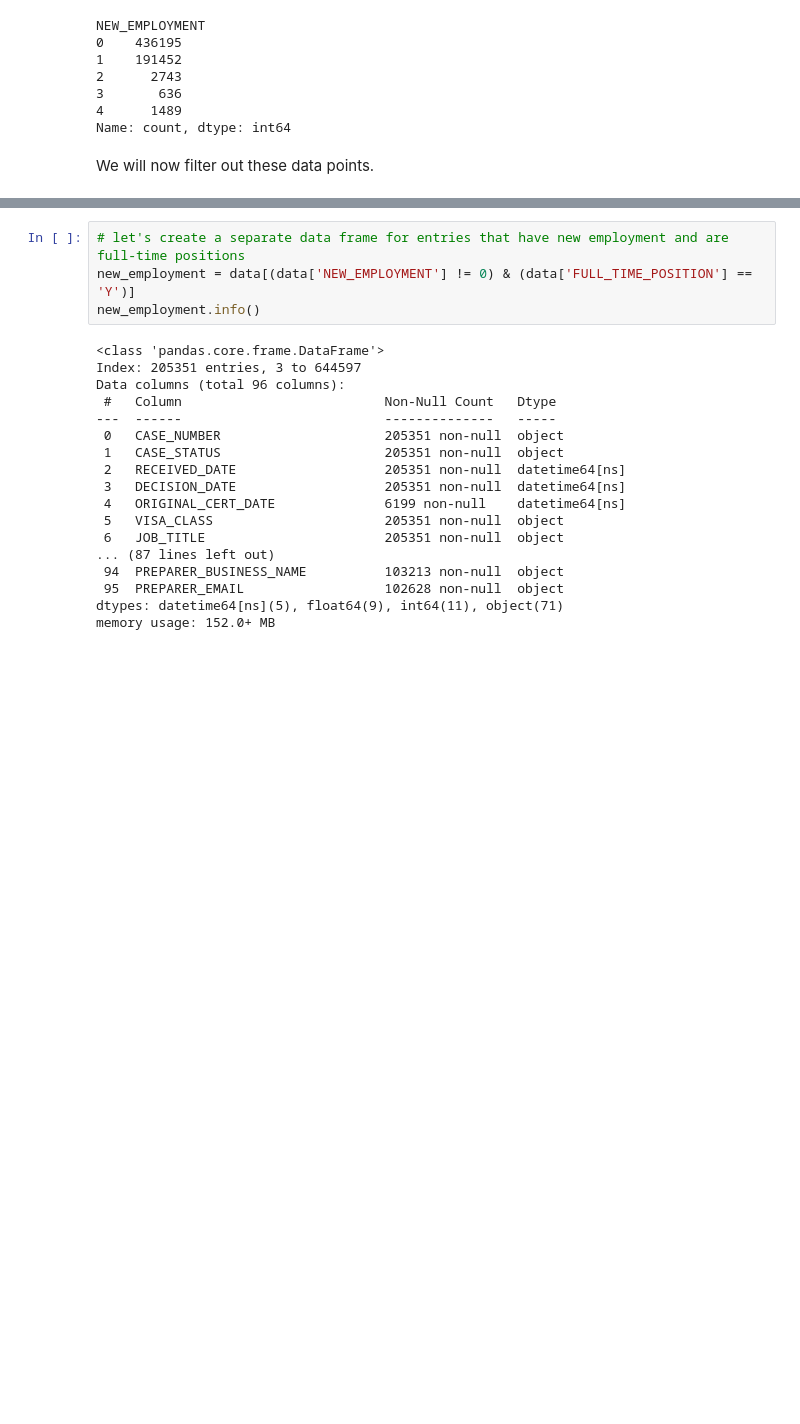
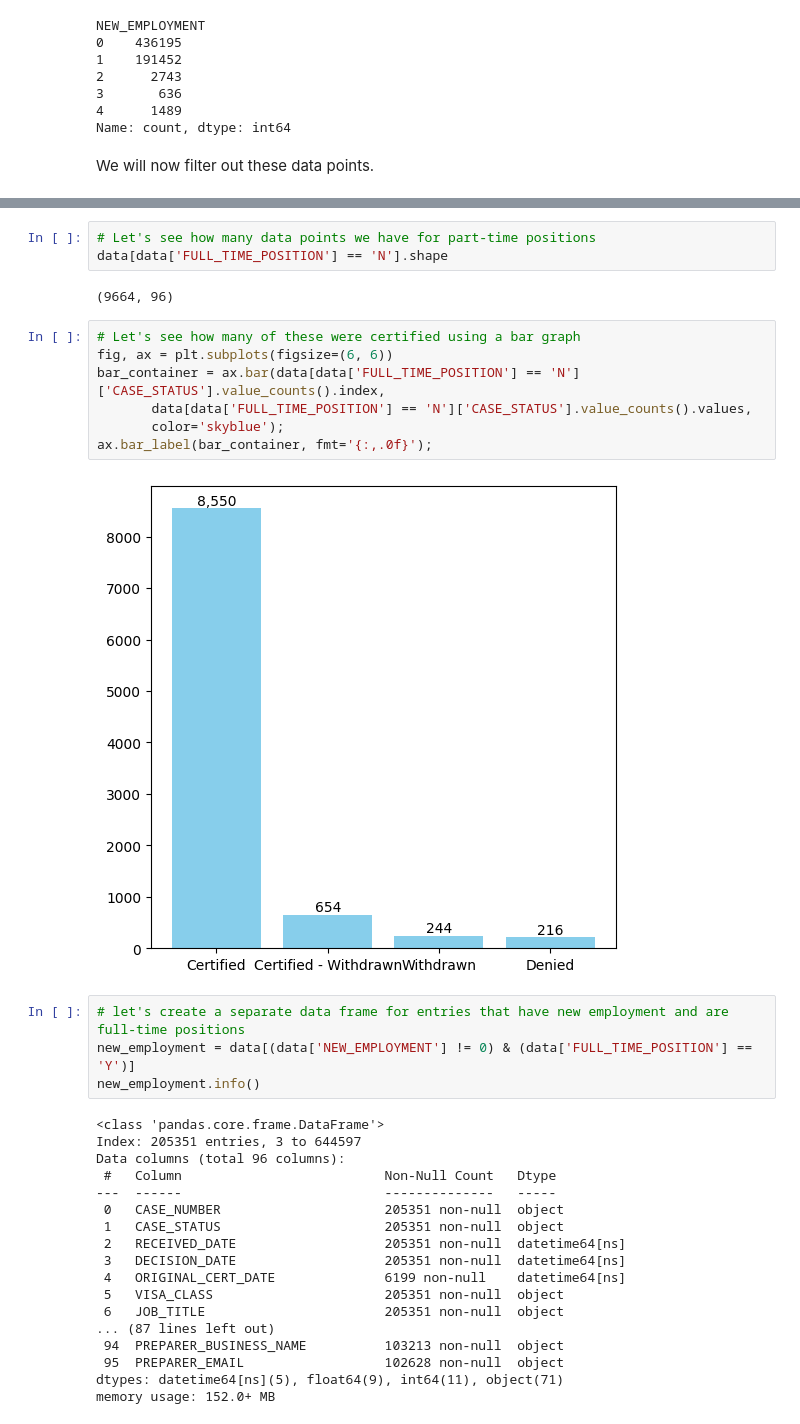
Before and after one commit to Tinashe-04/CareerPalz, a Jupyter notebook: LCA_Disclosure_Data_FY2023_complete_year.ipynb, the cells around one changed output, grey strips where cells are left out. Drawn from its saved outputs; the diff is of its cells as text; blank space fills up the shorter version.

Commit message:
Added code for creating barplots using OOP

```diff
--- a/LCA_Disclosure_Data_FY2023_complete_year.ipynb
+++ b/LCA_Disclosure_Data_FY2023_complete_year.ipynb
@@ -206,6 +206,20 @@ data[data['FULL_TIME_POSITION'] == 'N'].head(10)
 | 402 | I-200-23266-376065 | Certified | 2023-09-23 | 2023-09-29 | NaT | H-1B | SOFTWARE AUTOMATION ENGINEER | ... |
 | 490 | I-200-23266-376045 | Certified | 2023-09-23 | 2023-09-29 | NaT | H-1B | Application Developer | ... |
 | 580 | I-200-23265-372832 | Certified | 2023-09-22 | 2023-09-29 | NaT | H-1B | Clinical Supervisor, Board Certif... | ... |
+# %%
+# Let's see how many data points we have for part-time positions
+data[data['FULL_TIME_POSITION'] == 'N'].shape
+# %% [output]
+(9664, 96)
+# %%
+# Let's see how many of these were certified using a bar graph
+fig, ax = plt.subplots(figsize=(6, 6))
+bar_container = ax.bar(data[data['FULL_TIME_POSITION'] == 'N']['CASE_STATUS'].value_counts().index,
+       data[data['FULL_TIME_POSITION'] == 'N']['CASE_STATUS'].value_counts().values,
+       color='skyblue');
+ax.bar_label(bar_container, fmt='{:,.0f}');
+# %% [output]
+[figure, added]
 # %%
 # let's create a separate data frame for entries that have new employment and are full-time positions
 new_employment = data[(data['NEW_EMPLOYMENT'] != 0) & (data['FULL_TIME_POSITION'] == 'Y')]
```
